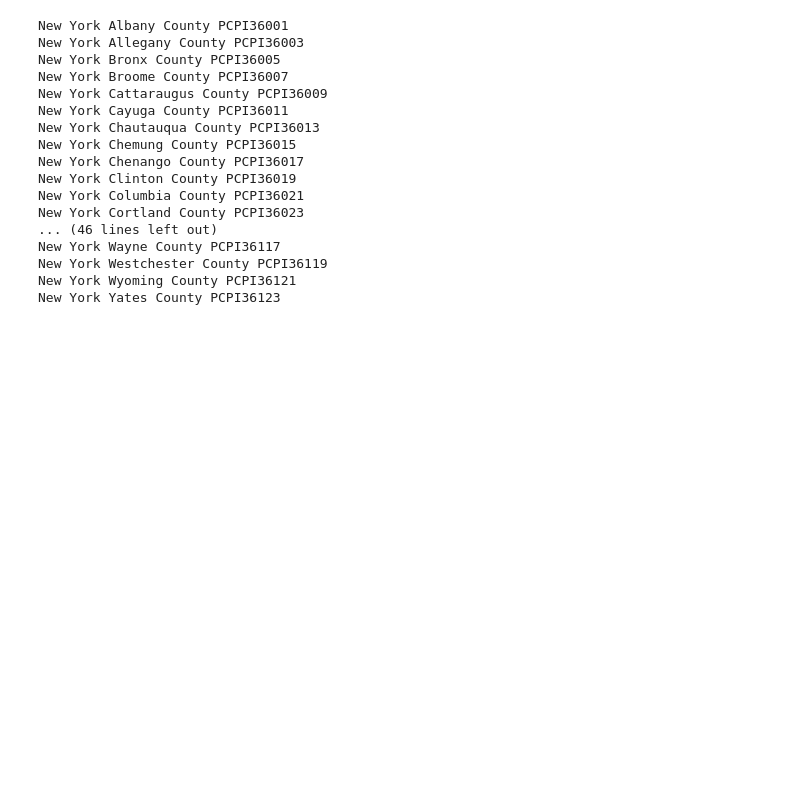
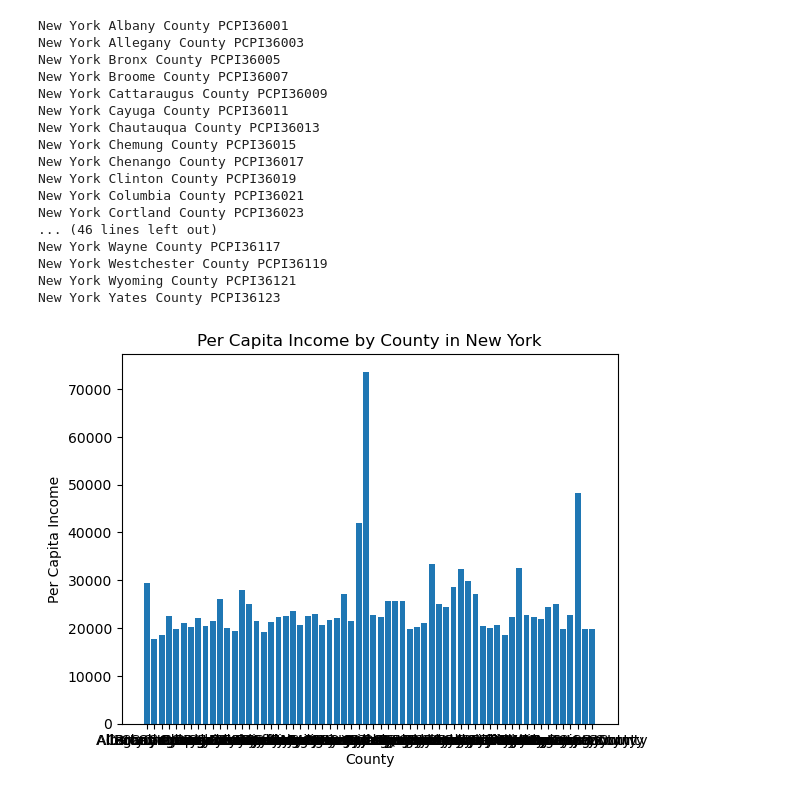
Before and after one commit to zmoloci/Project-1-Group-6, a Jupyter notebook: API_Pull/NyCountyPerCapita.ipynb, the cells around one changed output. Saved outputs shown, nothing was run; the diff lists cells and outputs as text; code cells hidden in the pictures; blank space fills up the shorter version.

```diff
--- a/API_Pull/NyCountyPerCapita.ipynb
+++ b/API_Pull/NyCountyPerCapita.ipynb
@@ -60,3 +61,19 @@ New York Wayne County PCPI36117
 New York Westchester County PCPI36119
 New York Wyoming County PCPI36121
 New York Yates County PCPI36123
+# %%
+# Group the data by county and state, and compute the mean of per capita income
+grouped_df = df.groupby(['county', 'state']).mean().reset_index()
+
+# Plot a bar graph with the mean per capita income of each county
+plt.bar(grouped_df['county'], grouped_df['per_capita_income'])
+
+# Add labels and title to the graph
+plt.xlabel('County')
+plt.ylabel('Per Capita Income')
+plt.title('Per Capita Income by County in New York')
+
+# Show the graph
+plt.show()
+# %% [output]
+[figure, added]
```
Also changed, not shown: parts of 2 cells of this notebook, 3 other files.
